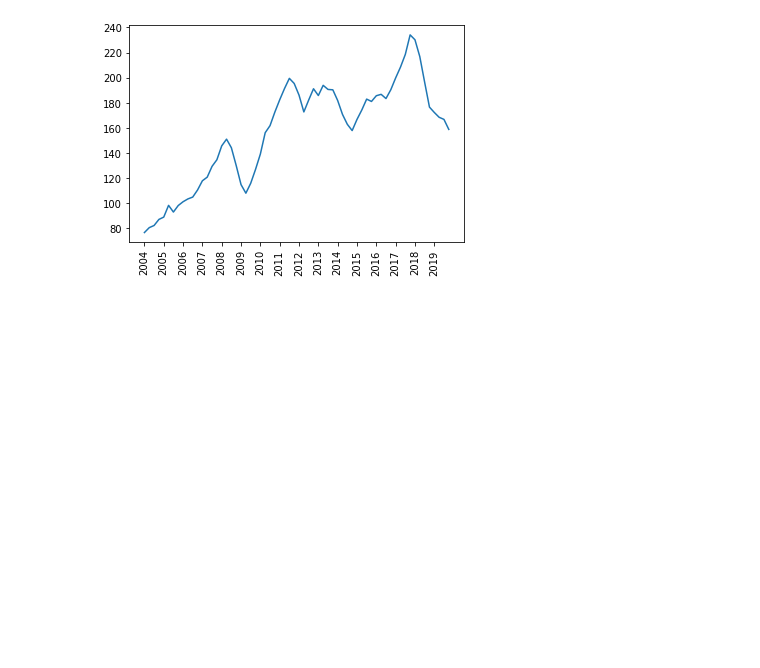
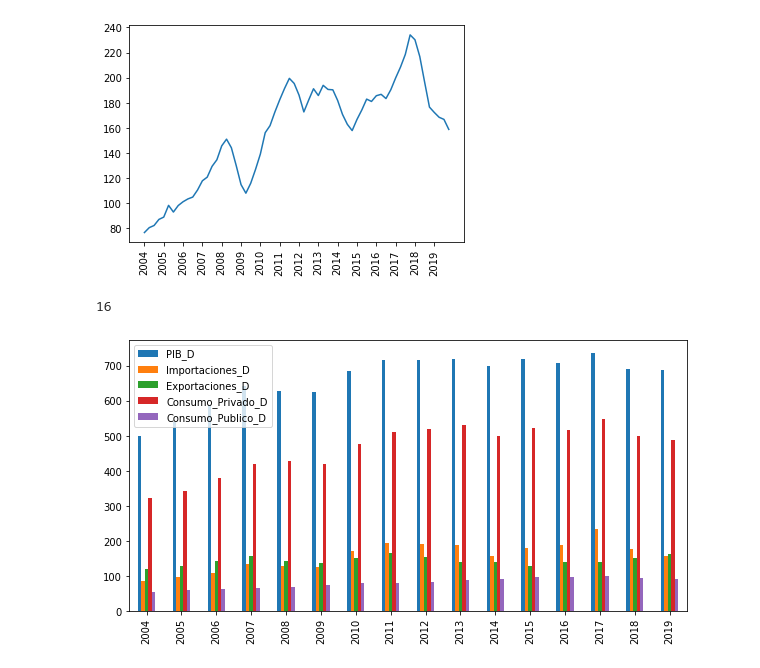
Before and after one commit to matiascabrejos/IA-Humai, a Jupyter notebook: exercise_class5.ipynb, the cells around one changed output. Saved outputs shown, nothing was run; the diff lists cells and outputs as text; code cells hidden in the pictures; blank space fills up the shorter version.

```diff
--- a/exercise_class5.ipynb
+++ b/exercise_class5.ipynb
@@ -28,3 +28,16 @@ años = df['Año'].unique()
 plt.xticks(range(0, len(años)*4, 4), años, rotation=90);
 # %% [output]
 [figure]
+# %%
+df['Año'].unique().shape[0]
+# %% [output]
+16
+# %%
+# Tomamos 1 trimestre por año
+cols = ['Trimestre', 'PIB_D', 'Importaciones_D', 'Exportaciones_D', 'Consumo_Privado_D', 'Consumo_Publico_D']
+# graficamos y especificamos un tamaño
+df.loc[3::4, cols].plot(kind='bar', figsize=(10,5))
+labels = df['Año'].unique()
+plt.xticks(range(0, labels.shape[0]), labels);
+# %% [output]
+[figure, added]
```
Also changed, not shown: parts of 2 cells of this notebook.
